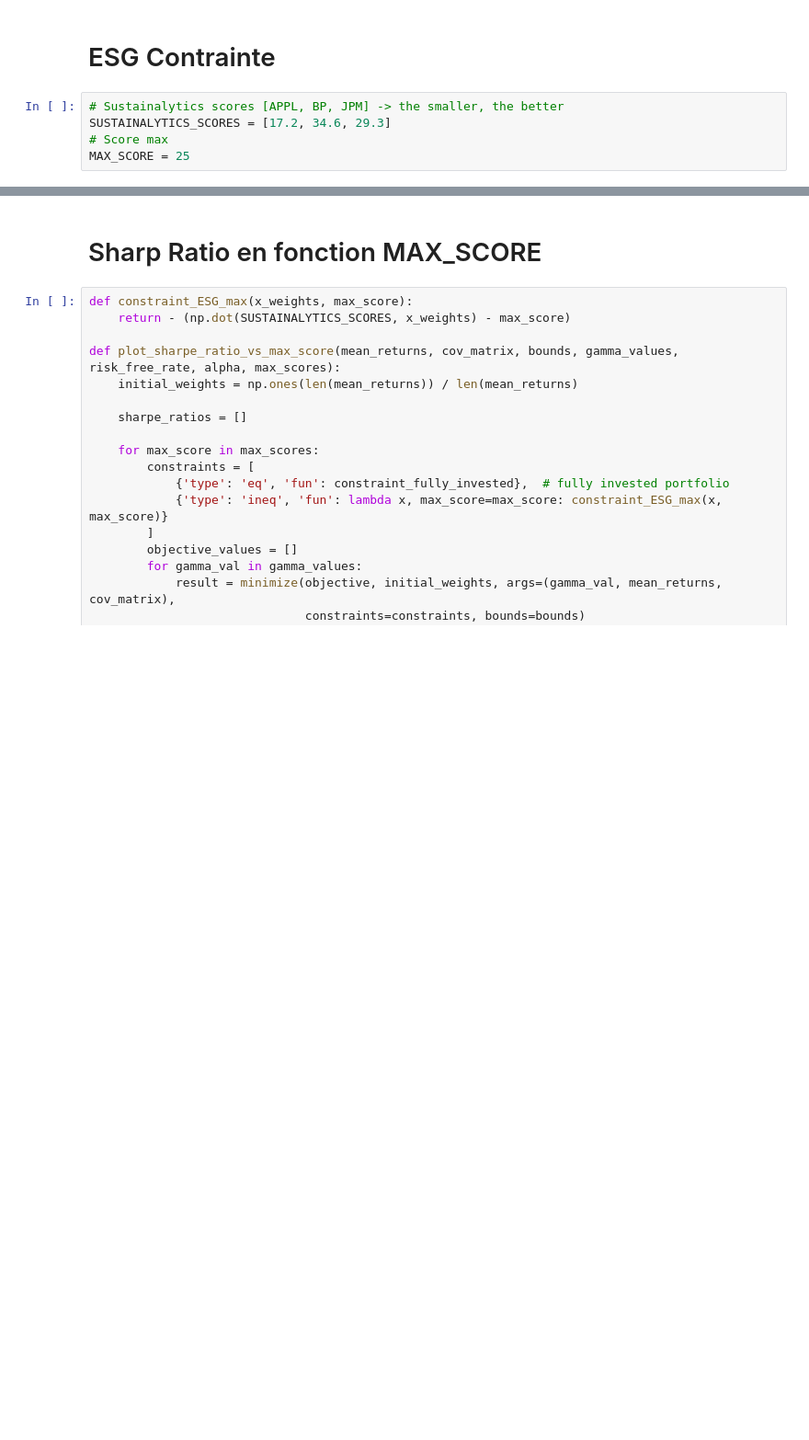
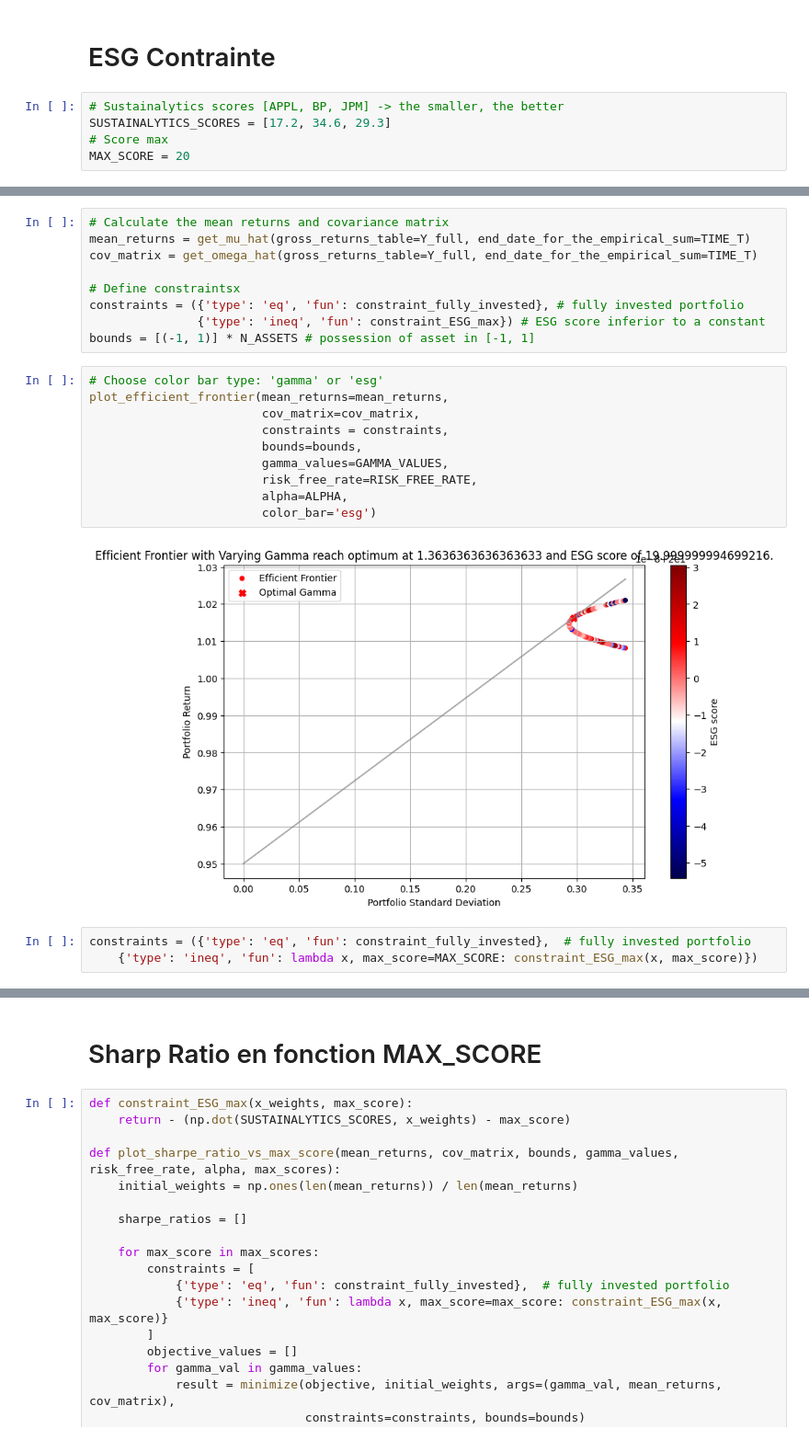
Before and after one commit to antoinedte/-Allocation_de_portefeuille_sous_contrainte_ESG, a Jupyter notebook: exploration/20231214_exploration_JPM_AAPL_BP_Antoine_ne_pas_toucher.ipynb, the cells around one changed output, grey strips where cells are left out. Shown at 92% size. Saved outputs shown, nothing was run; the diff lists cells and outputs as text; blank space fills up the shorter version.

```diff
--- a/exploration/20231214_exploration_JPM_AAPL_BP_Antoine_ne_pas_toucher.ipynb
+++ b/exploration/20231214_exploration_JPM_AAPL_BP_Antoine_ne_pas_toucher.ipynb
@@ -546,4 +425,4 @@ plt.show()
 # Sustainalytics scores [APPL, BP, JPM] -> the smaller, the better
 SUSTAINALYTICS_SCORES = [17.2, 34.6, 29.3]
 # Score max
-MAX_SCORE = 25
+MAX_SCORE = 20
@@ -640 +497,25 @@ plt.show()
+# %%
+# Calculate the mean returns and covariance matrix
+mean_returns = get_mu_hat(gross_returns_table=Y_full, end_date_for_the_empirical_sum=TIME_T)
+cov_matrix = get_omega_hat(gross_returns_table=Y_full, end_date_for_the_empirical_sum=TIME_T)
+
+# Define constraintsx
+constraints = ({'type': 'eq', 'fun': constraint_fully_invested}, # fully invested portfolio
+               {'type': 'ineq', 'fun': constraint_ESG_max}) # ESG score inferior to a constant
+bounds = [(-1, 1)] * N_ASSETS # possession of asset in [-1, 1]
+# %%
+# Choose color bar type: 'gamma' or 'esg'
+plot_efficient_frontier(mean_returns=mean_returns,
+                        cov_matrix=cov_matrix,
+                        constraints = constraints,
+                        bounds=bounds,
+                        gamma_values=GAMMA_VALUES,
+                        risk_free_rate=RISK_FREE_RATE,
+                        alpha=ALPHA,
+                        color_bar='esg')
+# %% [output]
+[figure, added]
+# %%
+constraints = ({'type': 'eq', 'fun': constraint_fully_invested},  # fully invested portfolio
+    {'type': 'ineq', 'fun': lambda x, max_score=MAX_SCORE: constraint_ESG_max(x, max_score)})
 # %%
```
Also changed, not shown: parts of 15 cells of this notebook.
